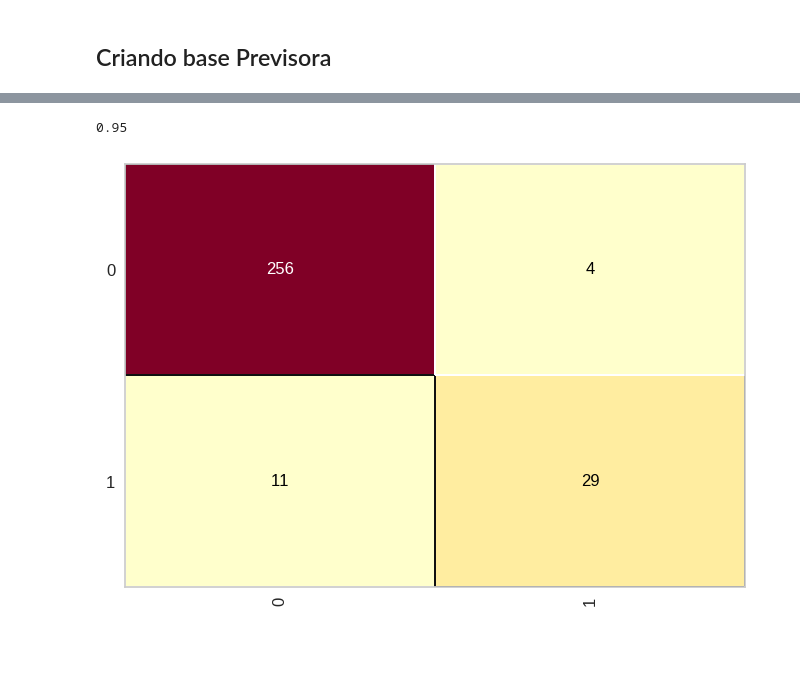
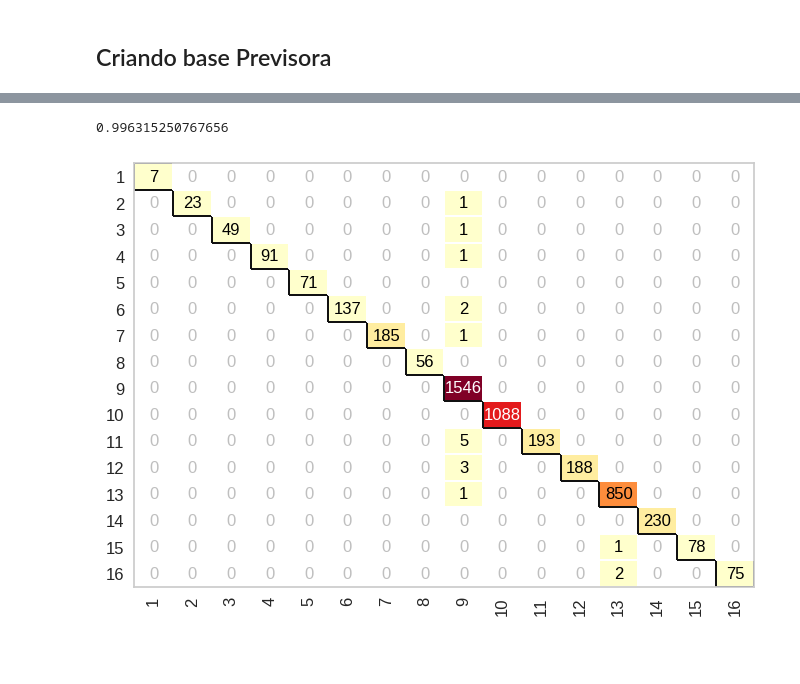
Before and after one commit to LuizGustavoReis/am-t4-s1a2026, a Jupyter notebook: NeuralizadorCensus0423.ipynb, the cells around one changed output, grey strips where cells are left out. Cells and saved outputs as stored; diff of their text form; code cells hidden in the pictures.

Commit message:
Criando neuralizador com census

```diff
--- a/NeuralizadorCensus0423.ipynb
+++ b/NeuralizadorCensus0423.ipynb
@@ -25,6 +25,6 @@ import plotly.express as px
 # %%
 import pickle
 # %%
-with open('/content/drive/MyDrive/am-t4/credit.pkl', 'rb') as f:
- X_credit_treinameto , Y_credit_treinamento, X_credit_teste, Y_credit_teste = pickle.load(f)
+with open('/content/drive/MyDrive/am-t4/census.pkl', 'rb') as f:
+ X_census_treinameto , Y_census_treinamento, X_census_teste, Y_census_teste = pickle.load(f)
 # %%
@@ -44,0 +40,3 @@ GaussianNB()
+# %%
+naive_census_data = GaussianNB()
+naive_census_data.fit(X_census_treinameto, Y_census_treinamento)
@@ -94,11 +83,11 @@ array([[256,   4],
 # %%
 from yellowbrick.classifier import ConfusionMatrix
 # %%
-cm_credit = ConfusionMatrix(naive_credit_data)
-cm_credit.fit(X_credit_treinameto, Y_credit_treinamento)
-cm_credit.score(X_credit_teste, Y_credit_teste)
+cm_credit = ConfusionMatrix(naive_census_data)
+cm_credit.fit(X_census_treinameto, Y_census_treinamento)
+cm_credit.score(X_census_teste, Y_census_teste)
 # %% [output]
-0.95
+0.996315250767656
-[figure, old version]
+[figure, new version]
 # %% [markdown]
 #
```
Also changed, not shown: parts of 14 cells of this notebook.
